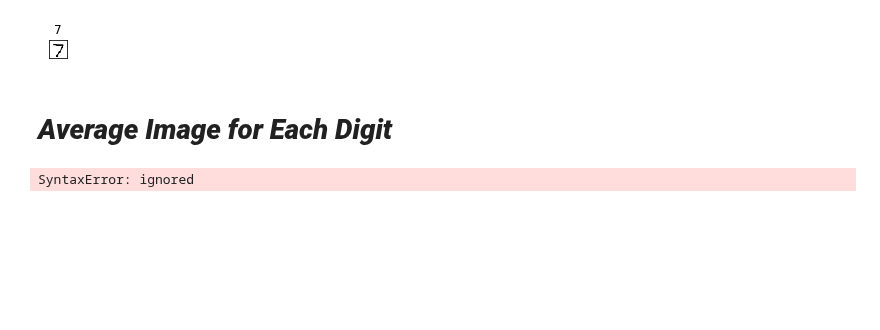
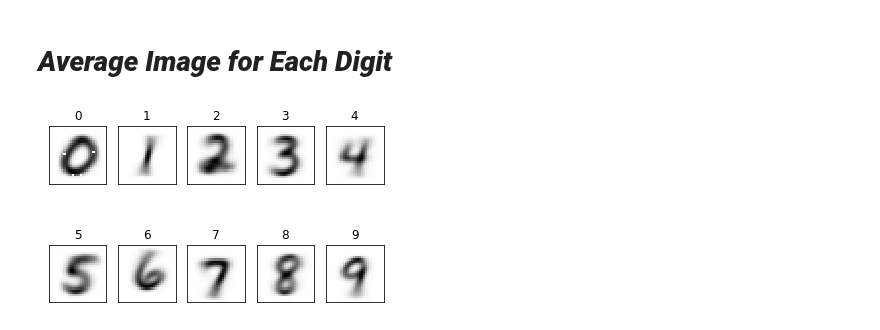
Before and after one commit to crescent98/machinelearning35911, a Jupyter notebook: assignment09.ipynb, the cells around one changed output. Saved outputs shown, nothing was run; the diff lists cells and outputs as text; code cells hidden in the pictures; blank space fills up the shorter version.

```diff
--- a/assignment09.ipynb
+++ b/assignment09.ipynb
@@ -73,51 +57,40 @@ print(len(list_label))
-# %%
-f1 = plt.figure(1)
-"""
-for i in range(100):
-
-    label       = list_label[i]       # i 번째 사진의 label
-    im_vector   = list_image[:, i]    # i 번째 사진의 정보, 그냥 순차적으로 하나의 matrix에 더한 느낌
-    im_matrix   = im_vector.reshape((size_row, size_col)) # i 번째 사진의 정보 -> vector의 matrix 화
-
-    plt.subplot(10, 10, i+1)  ## *** 이 부분을 수정하는 데 왜 문제가 생길까
-    plt.title(label)
-    plt.imshow(im_matrix, cmap='Greys', interpolation='None')
-
-    frame   = plt.gca()
-    frame.axes.get_xaxis().set_visible(False)
-    frame.axes.get_yaxis().set_visible(False)
-"""
-label=list_label[0]
-im_vector=list_image[:,0]
-im_matrix=im_vector.reshape((size_row,size_col))
-
-plt.subplot(10,10,1)
-plt.title(label)
-plt.imshow(im_matrix,cmap='Greys',interpolation='None')
-
-frame=plt.gca()
-frame.axes.get_xaxis().set_visible(False)
-frame.axes.get_yaxis().set_visible(False)
-plt.show()
-# %% [output]
-[figure, removed]
 # %% [markdown]
 # ***Average Image for Each Digit***
 # %%
-aver=[np.empty((size_row * size_col, num_image), dtype=float),
-      np.empty((size_row * size_col, num_image), dtype=float),
-      np.empty((size_row * size_col, num_image), dtype=float),
-      np.empty((size_row * size_col, num_image), dtype=float),
-      np.empty((size_row * size_col, num_image), dtype=float),
-      np.empty((size_row * size_col, num_image), dtype=float),
-      np.empty((size_row * size_col, num_image), dtype=float),
-      np.empty((size_row * size_col, num_image), dtype=float),
-      np.empty((size_row * size_col, num_image), dtype=float),
-      np.empty((size_row * size_col, num_image), dtype=float)]
+aver=[np.empty((1,784),dtype=float),
+      np.empty((1,784),dtype=float),
+      np.empty((1,784),dtype=float),
+      np.empty((1,784),dtype=float),
+      np.empty((1,784),dtype=float),
+      np.empty((1,784),dtype=float),
+      np.empty((1,784),dtype=float),
+      np.empty((1,784),dtype=float),
+      np.empty((1,784),dtype=float),
+      np.empty((1,784),dtype=float)]
 
-aver_count=[0,0,0,0,0,0,0,0,0,0]
+aver_count={0: 0, 1: 0, 2: 0, 3: 0, 4: 0,
+            5: 0, 6: 0, 7: 0, 8: 0, 9: 0}
 
 for i in range(0,len(list_label)):
-  aver[list_label[i]]=aver[list_label[i]]+
+  aver[list_label[i]]=aver[list_label[i]]+list_image[:,i]
+  aver_count[list_label[i]]=aver_count[list_label[i]]+1
+
+for i in range(0,10):
+  aver[i]=aver[i]/aver_count[i]
-# %% [output]
-SyntaxError: ignored
+# %%
+f1 = plt.figure(1)
+
+for i in range(0,10):
+  im_matrix=aver[i].reshape((size_row,size_col))
+  label=i
+
+  plt.subplot(2,5,i+1)
+  plt.title(label)
+  plt.imshow(im_matrix,cmap='Greys',interpolation='None')
+
+  frame=plt.gca()
+  frame.axes.get_xaxis().set_visible(False)
+  frame.axes.get_yaxis().set_visible(False)
+plt.show()
+# %% [output]
+[figure, added]
```
Also changed, not shown: parts of 4 cells of this notebook.
